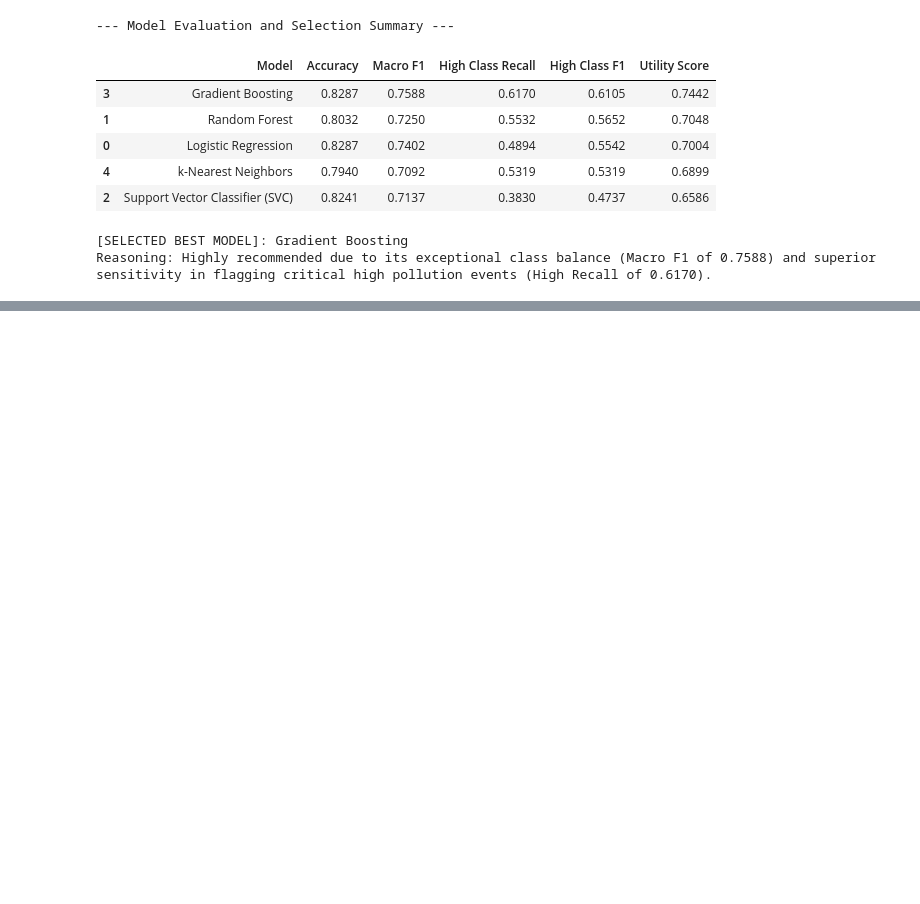
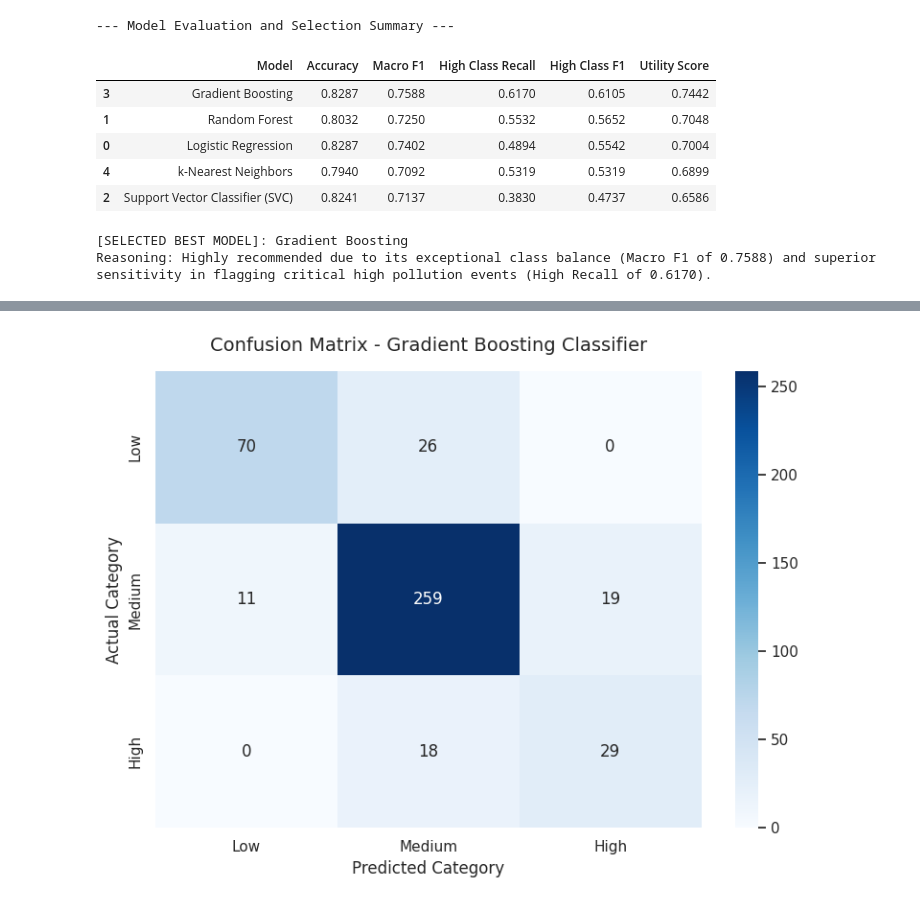
Before and after one commit to Vanshgup124/Air-Pollution-Analysis-and-Monitoring-Using-Web-Scraping-and-Data-Analytics, a Jupyter notebook: SI_project_B1_B4_61_Vansh_Gupta.ipynb, the cells around one changed output, grey strips where cells are left out. Cells and saved outputs as stored; diff of their text form; code cells hidden in the pictures; blank space fills up the shorter version.

```diff
--- a/SI_project_B1_B4_61_Vansh_Gupta.ipynb
+++ b/SI_project_B1_B4_61_Vansh_Gupta.ipynb
@@ -409,3 +435,37 @@ Colab notebook detected. To show errors in colab notebook, set debug=True in lau
 Note: opening Chrome Inspector may crash demo inside Colab notebooks.
 * To create a public link, set `share=True` in `launch()`.
 [interactive output not drawn]
+# %%
+import matplotlib.pyplot as plt
+import seaborn as sns
+from sklearn.metrics import confusion_matrix
+
+# 1. Retrieve our champion model (Gradient Boosting)
+best_clf = models['Gradient Boosting']
+
+# 2. Get predictions on the scaled test dataset
+y_pred = best_clf.predict(X_test_scaled)
+
+# 3. Generate confusion matrix using the specific category labels
+labels = ['Low', 'Medium', 'High']
+cm = confusion_matrix(y_test, y_pred, labels=labels)
+
+# 4. Plot the confusion matrix
+plt.figure(figsize=(8, 6))
+sns.heatmap(
+    cm,
+    annot=True,
+    fmt='d',
+    cmap='Blues',
+    xticklabels=labels,
+    yticklabels=labels,
+    cbar=True
+)
+
+plt.title('Confusion Matrix - Gradient Boosting Classifier', fontsize=14, pad=15)
+plt.xlabel('Predicted Category', fontsize=12)
+plt.ylabel('Actual Category', fontsize=12)
+plt.tight_layout()
+plt.show()
+# %% [output]
+[figure, added]
```
Also changed, not shown: parts of 3 cells of this notebook.
